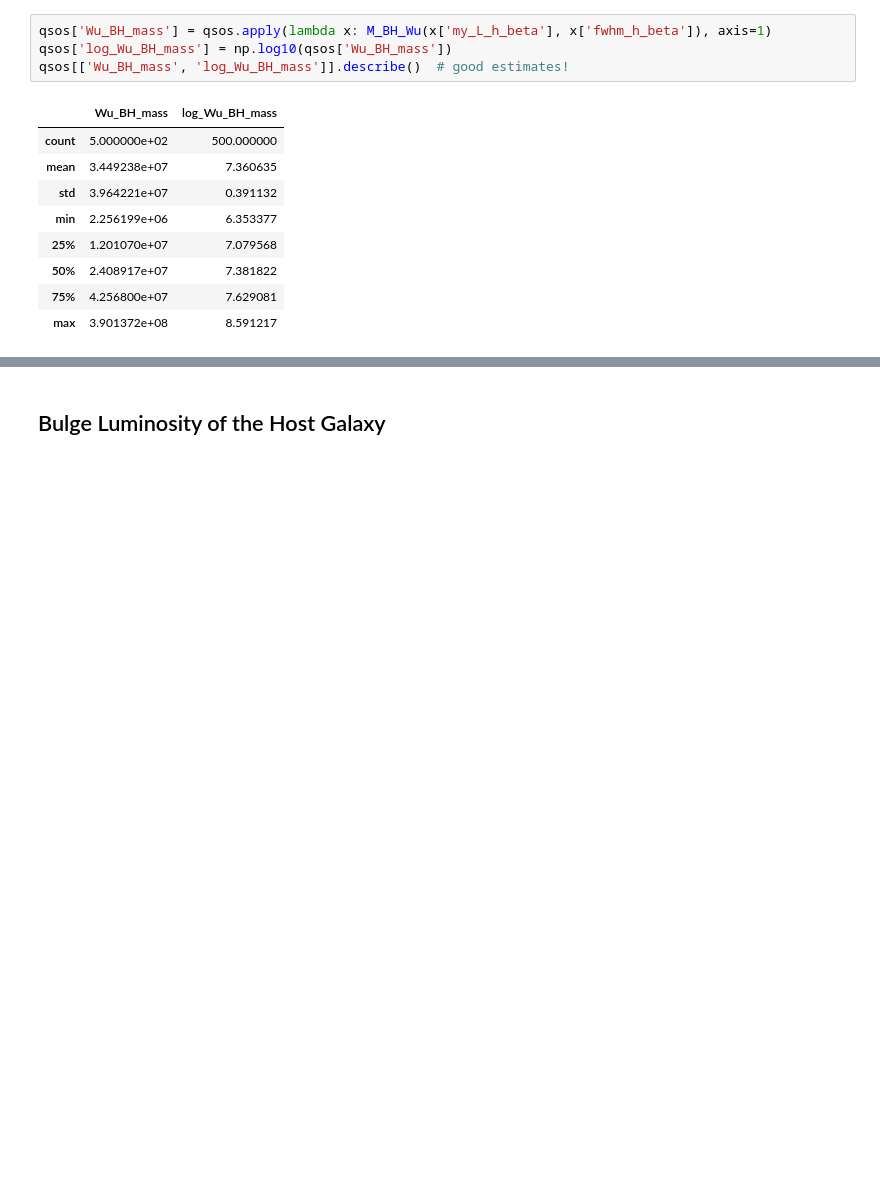
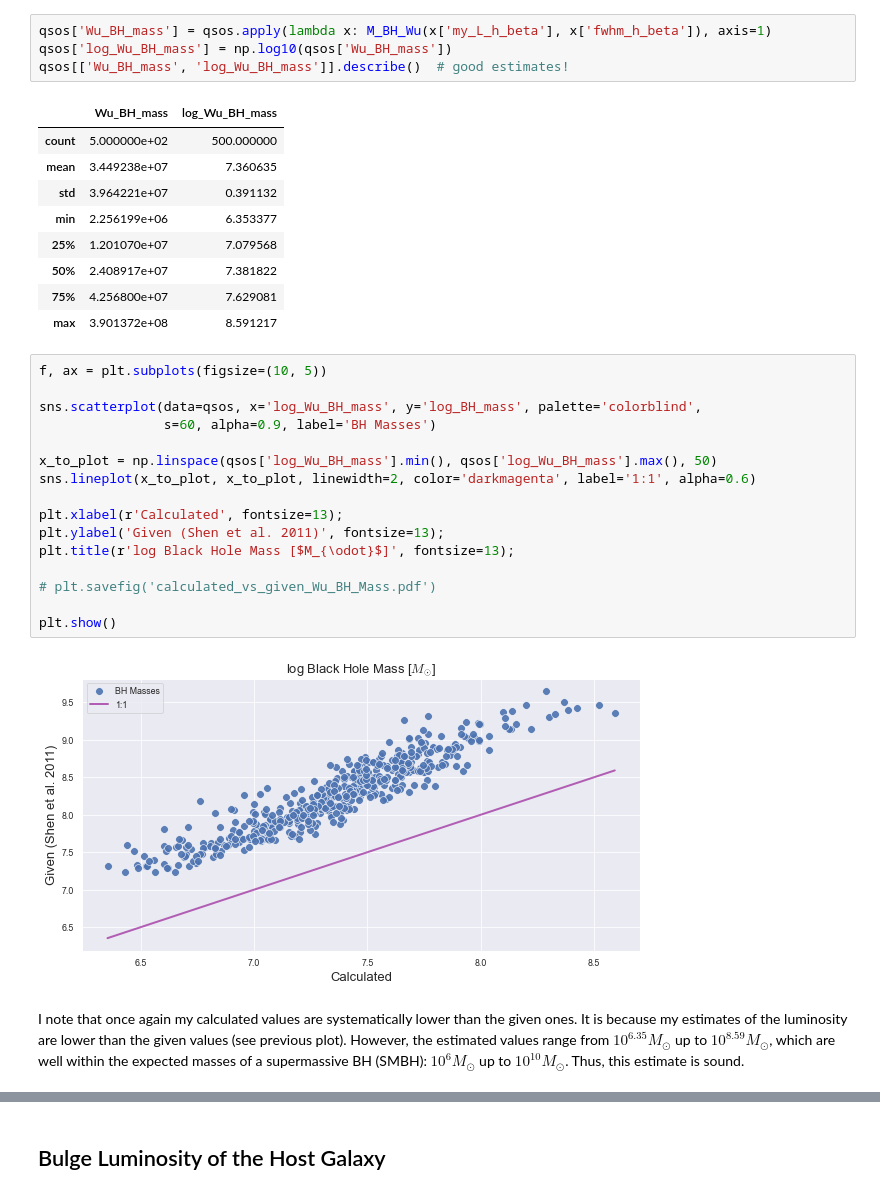
Before and after one commit to NicoGalvarino/AGN_Tutorials_Git, a Jupyter notebook: Tutorial_3_BH_params/Tutorial_3_BH_AD.ipynb, the cells around one changed output, grey strips where cells are left out. Cells and saved outputs as stored; diff of their text form; blank space fills up the shorter version.

```diff
--- a/Tutorial_3_BH_params/Tutorial_3_BH_AD.ipynb
+++ b/Tutorial_3_BH_params/Tutorial_3_BH_AD.ipynb
@@ -559,3 +537,23 @@ qsos[['Wu_BH_mass', 'log_Wu_BH_mass']].describe()  # good estimates!
 | 50% | 2.408917e+07 | 7.381822 |
 | 75% | 4.256800e+07 | 7.629081 |
 | max | 3.901372e+08 | 8.591217 |
+# %%
+f, ax = plt.subplots(figsize=(10, 5))
+
+sns.scatterplot(data=qsos, x='log_Wu_BH_mass', y='log_BH_mass', palette='colorblind',
+                s=60, alpha=0.9, label='BH Masses')
+
+x_to_plot = np.linspace(qsos['log_Wu_BH_mass'].min(), qsos['log_Wu_BH_mass'].max(), 50)
+sns.lineplot(x_to_plot, x_to_plot, linewidth=2, color='darkmagenta', label='1:1', alpha=0.6)
+
+plt.xlabel(r'Calculated', fontsize=13);
+plt.ylabel('Given (Shen et al. 2011)', fontsize=13);
+plt.title(r'log Black Hole Mass [$M_{\odot}$]', fontsize=13);
+
+# plt.savefig('calculated_vs_given_Wu_BH_Mass.pdf')
+
+plt.show()
+# %% [output]
+[figure, added]
+# %% [markdown]
+I note that once again my calculated values are systematically lower than the given ones. It is because my estimates of the luminosity are lower than the given values (see previous plot). However, the estimated values range from $10^{6.35} M_{\odot}$ up to $10^{8.59} M_{\odot}$, which are well within the expected masses of a supermassive BH (SMBH): $10^{6} M_{\odot}$ up to $10^{10} M_{\odot}$. Thus, this estimate is sound.
```
Also changed, not shown: parts of 11 cells of this notebook, 3 other files.
